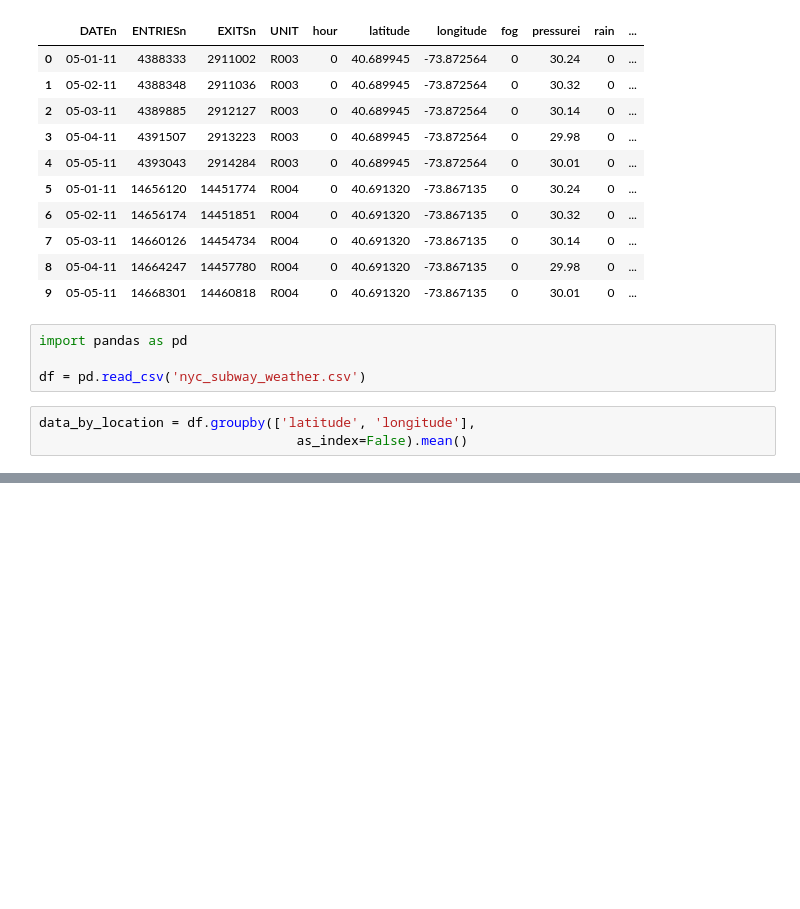
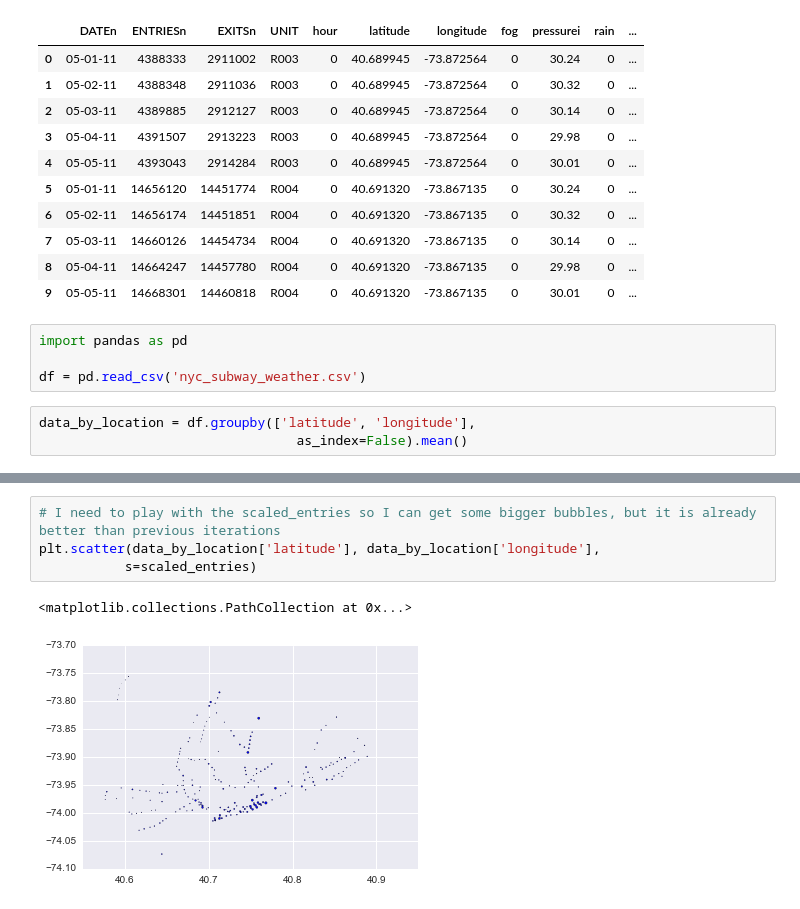
Before and after one commit to jorellano/Data-Analysis, a Jupyter notebook: lesson 3/Lesson 3 Pt 2/Lesson 3 pt 2.ipynb, the cells around one changed output, grey strips where cells are left out. Drawn from its saved outputs; the diff is of its cells as text; blank space fills up the shorter version.

```diff
--- a/lesson 3/Lesson 3 Pt 2/Lesson 3 pt 2.ipynb
+++ b/lesson 3/Lesson 3 Pt 2/Lesson 3 pt 2.ipynb
@@ -675,0 +700,7 @@ TypeError: cannot do slice indexing on <class 'pandas.indexes.numeric.Int64Index
+# %%
+# I need to play with the scaled_entries so I can get some bigger bubbles, but it is already better than previous iterations
+plt.scatter(data_by_location['latitude'], data_by_location['longitude'],
+           s=scaled_entries)
+# %% [output]
+<matplotlib.collections.PathCollection at 0x...>
+[figure, added]
```
Also changed, not shown: parts of 5 cells of this notebook, 1 other file.
